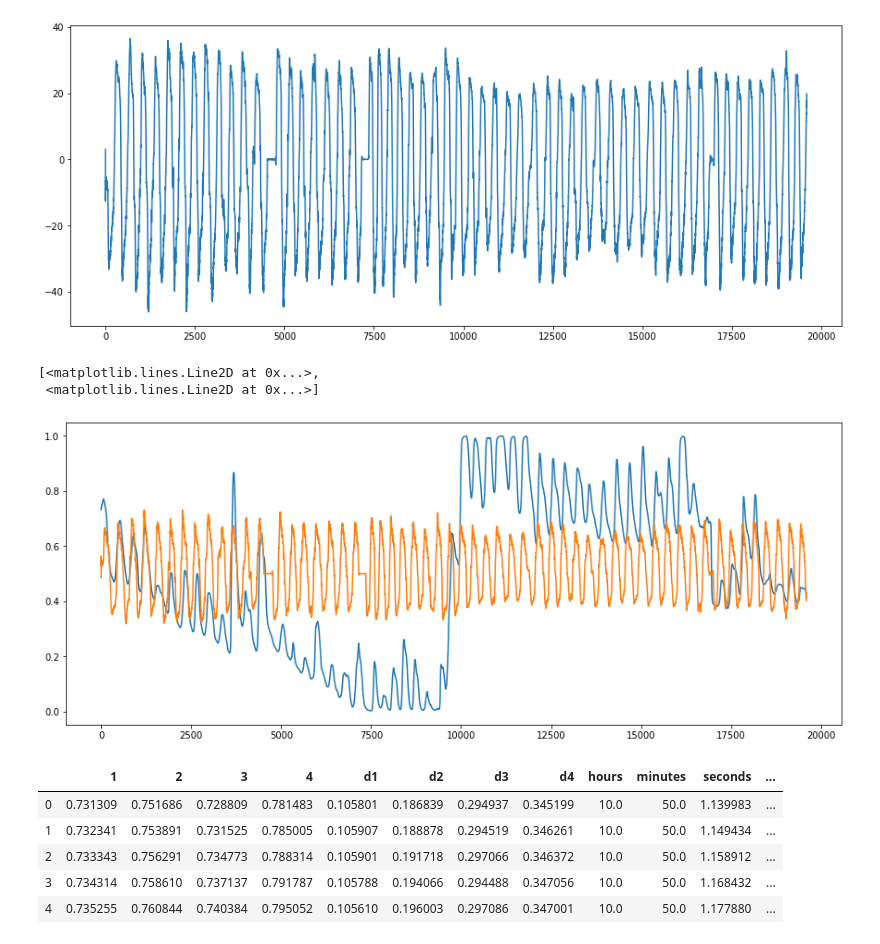
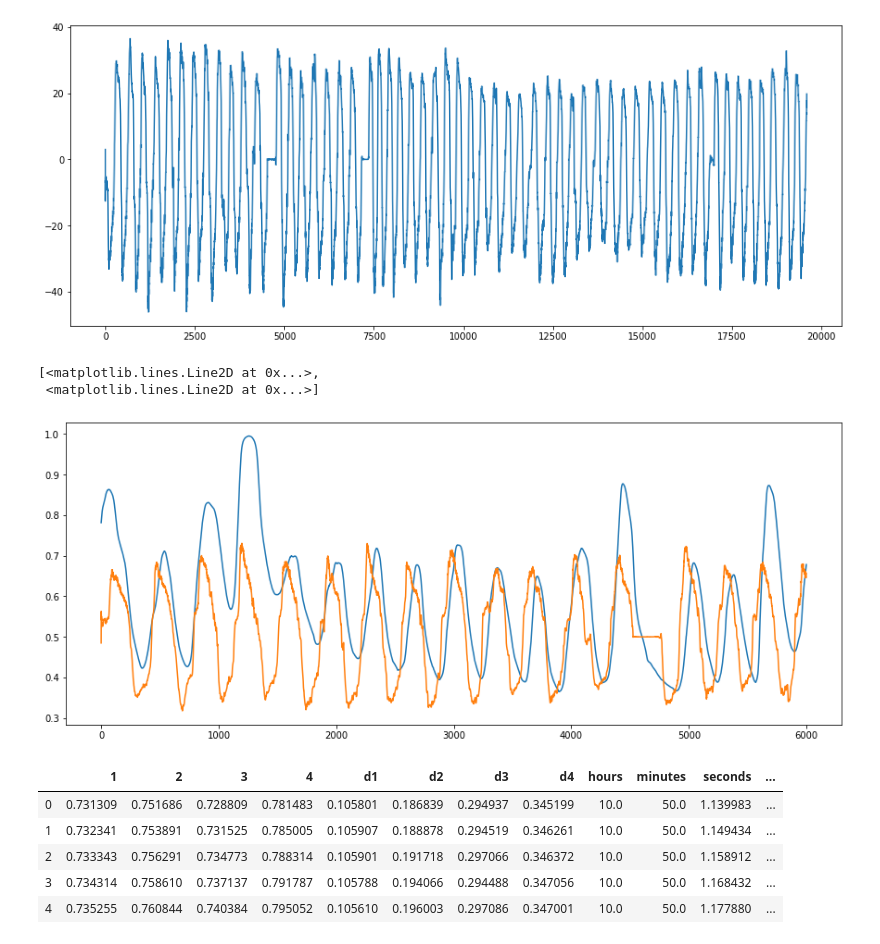
Before and after one commit to msfurr/coral_host, a Jupyter notebook: Jupyter_Notebooks/ModelTraining.ipynb, the cells around one changed output. Cells and saved outputs as stored; diff of their text form; code cells hidden in the pictures.

```diff
--- a/Jupyter_Notebooks/ModelTraining.ipynb
+++ b/Jupyter_Notebooks/ModelTraining.ipynb
@@ -135,13 +139,14 @@ plt.plot(flow['Flow'])
 [<matplotlib.lines.Line2D at 0x...>]
 [figure]
 # %%
+x = range(0, len(df['4'][0:6000]))
 flow['a'] = (flow['Flow'] / 200) - 0.5
 fig = plt.figure(figsize = (15, 6))
-plt.plot(x, df['1'], x, flow['a']*-1)
+plt.plot(x, df['4'][0:6000], x, flow['a'][0:6000]*-1)
 # %% [output]
 [<matplotlib.lines.Line2D at 0x...>,
  <matplotlib.lines.Line2D at 0x...>]
-[figure, old version]
+[figure, new version]
 # %%
 flow.drop('a', inplace = True, axis = 1)
 # %%
```
Also changed, not shown: parts of 18 cells of this notebook, 2 other files.
